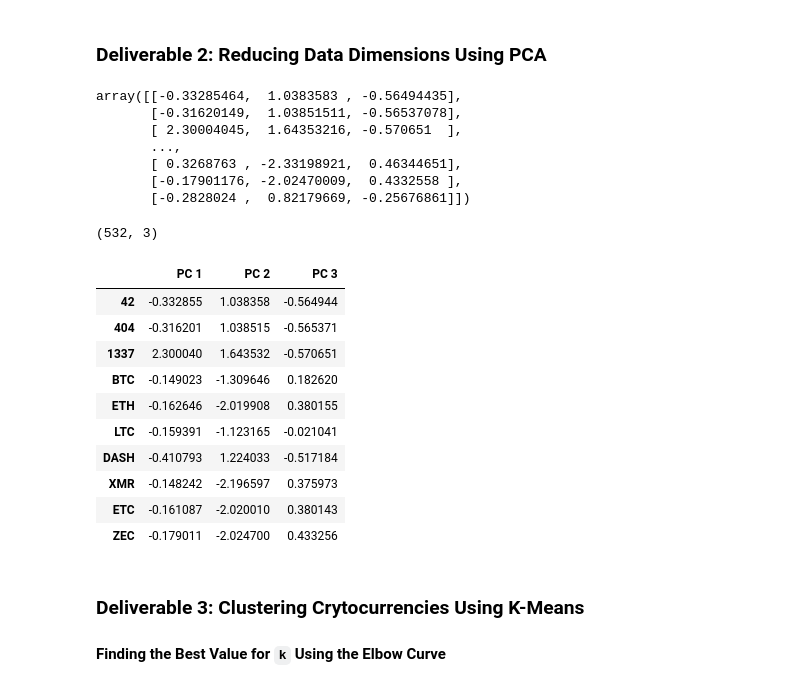
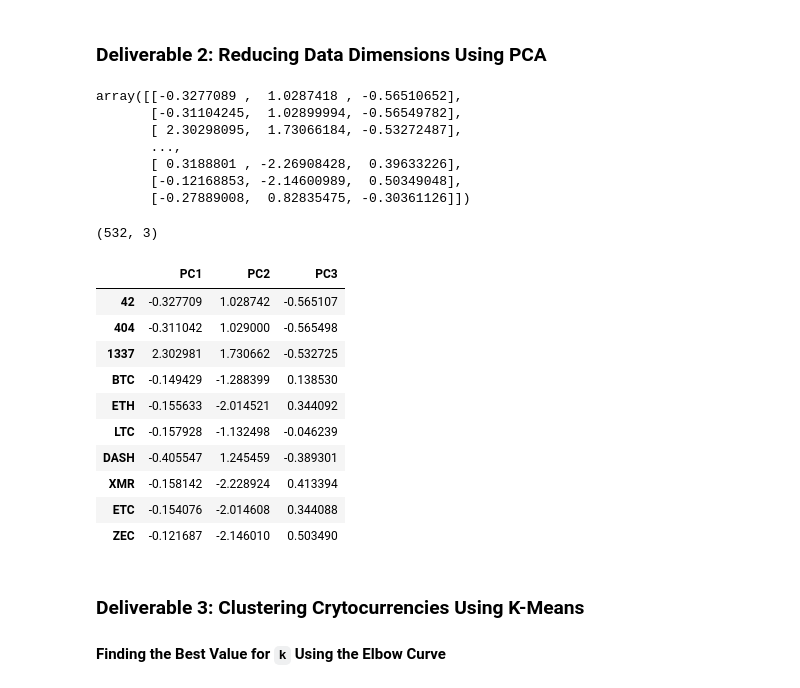
Before and after one commit to aboueim/Cryptocurrencies, a Jupyter notebook: Resources/crypto_clustering.ipynb, the cells around one changed output. Cells and saved outputs as stored; diff of their text form; code cells hidden in the pictures.

```diff
--- a/Resources/crypto_clustering.ipynb
+++ b/Resources/crypto_clustering.ipynb
@@ -176,31 +176,35 @@ array([[-0.11710817, -0.1528703 , -0.0433963 , -0.0433963 , -0.0433963 ,
 ### Deliverable 2: Reducing Data Dimensions Using PCA
 # %%
 # Using PCA to reduce dimension to three principal components.
-# YOUR CODE HERE
+pca = PCA(n_components = 3)
+X_pca = pca.fit_transform(X_scaled)
+X_pca
 # %% [output]
-array([[-0.33285464,  1.0383583 , -0.56494435],
-       [-0.31620149,  1.03851511, -0.56537078],
-       [ 2.30004045,  1.64353216, -0.570651  ],
+array([[-0.3277089 ,  1.0287418 , -0.56510652],
+       [-0.31104245,  1.02899994, -0.56549782],
+       [ 2.30298095,  1.73066184, -0.53272487],
        ...,
-       [ 0.3268763 , -2.33198921,  0.46344651],
-       [-0.17901176, -2.02470009,  0.4332558 ],
-       [-0.2828024 ,  0.82179669, -0.25676861]])
+       [ 0.3188801 , -2.26908428,  0.39633226],
+       [-0.12168853, -2.14600989,  0.50349048],
+       [-0.27889008,  0.82835475, -0.30361126]])
 # %%
 # Create a DataFrame with the three principal components.
-# YOUR CODE HERE
+pcs_df = pd.DataFrame(data = X_pca, columns = ['PC1', 'PC2', 'PC3'], index = crypto_df.index)
+print(pcs_df.shape)
+pcs_df.head(10)
 # %% [output]
 (532, 3)
-|  | PC 1 | PC 2 | PC 3 |
-| 42 | -0.332855 | 1.038358 | -0.564944 |
-| 404 | -0.316201 | 1.038515 | -0.565371 |
-| 1337 | 2.300040 | 1.643532 | -0.570651 |
-| BTC | -0.149023 | -1.309646 | 0.182620 |
-| ETH | -0.162646 | -2.019908 | 0.380155 |
-| LTC | -0.159391 | -1.123165 | -0.021041 |
-| DASH | -0.410793 | 1.224033 | -0.517184 |
-| XMR | -0.148242 | -2.196597 | 0.375973 |
-| ETC | -0.161087 | -2.020010 | 0.380143 |
-| ZEC | -0.179011 | -2.024700 | 0.433256 |
+|  | PC1 | PC2 | PC3 |
+| 42 | -0.327709 | 1.028742 | -0.565107 |
+| 404 | -0.311042 | 1.029000 | -0.565498 |
+| 1337 | 2.302981 | 1.730662 | -0.532725 |
+| BTC | -0.149429 | -1.288399 | 0.138530 |
+| ETH | -0.155633 | -2.014521 | 0.344092 |
+| LTC | -0.157928 | -1.132498 | -0.046239 |
+| DASH | -0.405547 | 1.245459 | -0.389301 |
+| XMR | -0.158142 | -2.228924 | 0.413394 |
+| ETC | -0.154076 | -2.014608 | 0.344088 |
+| ZEC | -0.121687 | -2.146010 | 0.503490 |
 # %% [markdown]
 ### Deliverable 3: Clustering Crytocurrencies Using K-Means
 
```
